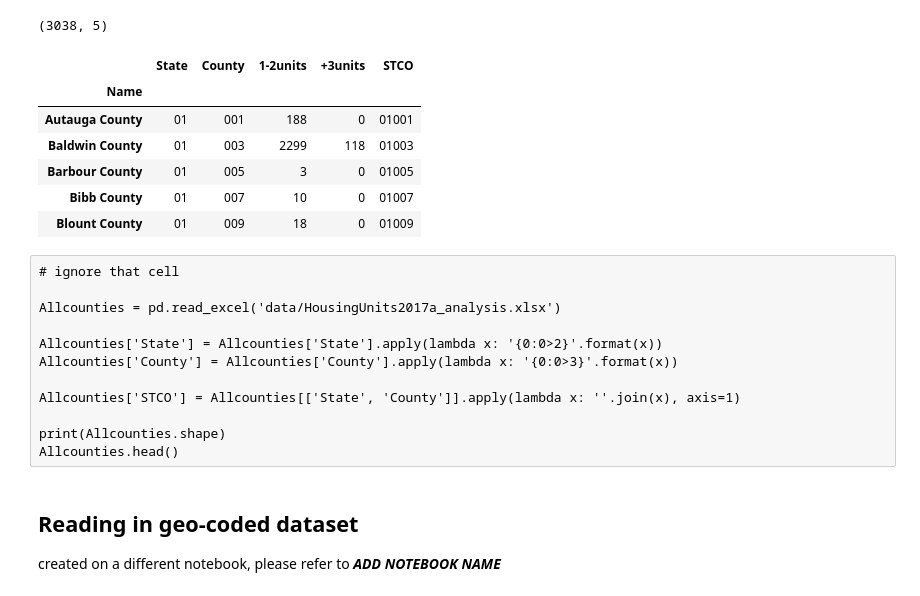
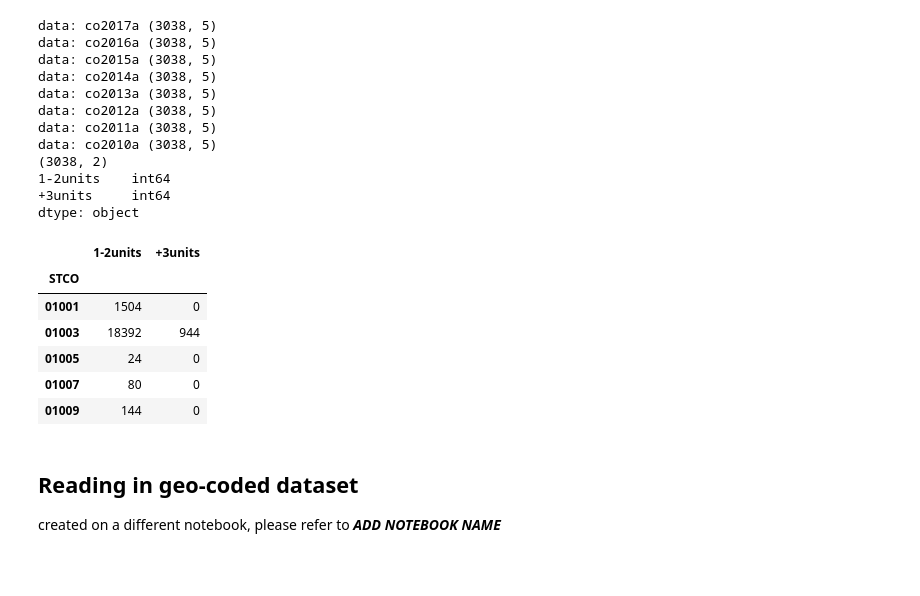
Before and after one commit to NYCPlanning/rp-USmetros_comparison, a Jupyter notebook: 4-HOUSING2017.ipynb, the cells around one changed output. Saved outputs shown, nothing was run; the diff lists cells and outputs as text; code cells hidden in the pictures; blank space fills up the shorter version.

Commit message:
adding housing permits analysis

```diff
--- a/4-HOUSING2017.ipynb
+++ b/4-HOUSING2017.ipynb
@@ -22,49 +75,59 @@ For downloading the data, please go to the [County/](https://www2.census.gov/eco
 
 Data can be read directly to this notebook using pandas `read_table`, as bellow.
 # %%
-counties = pd.read_table('https://www2.census.gov/econ/bps/County/co2017a.txt',
+tablesCO = ['co2017a', 'co2016a', 'co2015a', 'co2014a',
+            'co2013a', 'co2012a', 'co2011a', 'co2010a']
+
+COdata = []
+
+for year in tablesCO:
+    df = 'co'+year
+
+    df = pd.read_table('https://www2.census.gov/econ/bps/County/co2017a.txt',
             header=0, sep=r'\,|\t', engine='python').iloc[:,:18]
 
-counties.columns = counties.iloc[0]
-counties = counties[1:].set_index(['Name'])
+    df.columns = df.iloc[0]
+    df = df[1:].set_index(['Name'])
 
-counties = counties.drop(['Code','Bldgs', 'Value'], axis=1)
-counties.columns = ['State', 'County', '1unit', '2unit', '3-4unit', '+5unit']
+    df = df.drop(['Code','Bldgs', 'Value'], axis=1)
+    df.columns = ['State', 'County', '1unit', '2unit', '3-4unit', '+5unit']
 
-counties = counties.astype(int)
-counties['1-2units'] = counties['1unit'] + counties['2unit']
-counties['+3units'] = counties['3-4unit'] + counties['+5unit']
-counties = counties.drop(['1unit', '2unit', '3-4unit', '+5unit'], axis=1)
+    df = df.astype(int)
+    df['1-2units'] = df['1unit'] + df['2unit']
+    df['+3units'] = df['3-4unit'] + df['+5unit']
+    df = df.drop(['1unit', '2unit', '3-4unit', '+5unit'], axis=1)
 
-counties['State'] = counties['State'].apply(lambda x: '{0:0>2}'.format(x))
-counties['County'] = counties['County'].apply(lambda x: '{0:0>3}'.format(x))
+    df['State'] = df['State'].apply(lambda x: '{0:0>2}'.format(x))
+    df['County'] = df['County'].apply(lambda x: '{0:0>3}'.format(x))
 
-counties['STCO'] = counties[['State', 'County']].apply(lambda x: ''.join(x), axis=1)
+    df['STCO'] = df[['State', 'County']].apply(lambda x: ''.join(x), axis=1)
+    print('data:',year ,df.shape)
+    COdata.append(df)
 
-
-print(counties.shape)
-counties.head()
+COall = pd.concat(COdata).groupby('STCO').sum()
+print(COall.shape)
+print(COall.dtypes)
+COall.head()
 # %% [output]
-(3038, 5)
+data: co2017a (3038, 5)
+data: co2016a (3038, 5)
+data: co2015a (3038, 5)
+data: co2014a (3038, 5)
+data: co2013a (3038, 5)
+data: co2012a (3038, 5)
+data: co2011a (3038, 5)
+data: co2010a (3038, 5)
+(3038, 2)
+1-2units    int64
++3units     int64
+dtype: object
-|  | State | County | 1-2units | +3units | STCO |
-| Name |  |  |  |  |  |
-| Autauga County | 01 | 001 | 188 | 0 | 01001 |
-| Baldwin County | 01 | 003 | 2299 | 118 | 01003 |
-| Barbour County | 01 | 005 | 3 | 0 | 01005 |
-| Bibb County | 01 | 007 | 10 | 0 | 01007 |
-| Blount County | 01 | 009 | 18 | 0 | 01009 |
+|  | 1-2units | +3units |
+| STCO |  |  |
+| 01001 | 1504 | 0 |
+| 01003 | 18392 | 944 |
+| 01005 | 24 | 0 |
+| 01007 | 80 | 0 |
+| 01009 | 144 | 0 |
-# %% [raw]
-# ignore that cell
-
-Allcounties = pd.read_excel('data/HousingUnits2017a_analysis.xlsx')
-
-Allcounties['State'] = Allcounties['State'].apply(lambda x: '{0:0>2}'.format(x))
-Allcounties['County'] = Allcounties['County'].apply(lambda x: '{0:0>3}'.format(x))
-
-Allcounties['STCO'] = Allcounties[['State', 'County']].apply(lambda x: ''.join(x), axis=1)
-
-print(Allcounties.shape)
-Allcounties.head()
 # %% [markdown]
 ## Reading in geo-coded dataset
 created on a different notebook, please refer to _**ADD NOTEBOOK NAME**_
```
Also changed, not shown: parts of 26 cells of this notebook, 5 other files.
